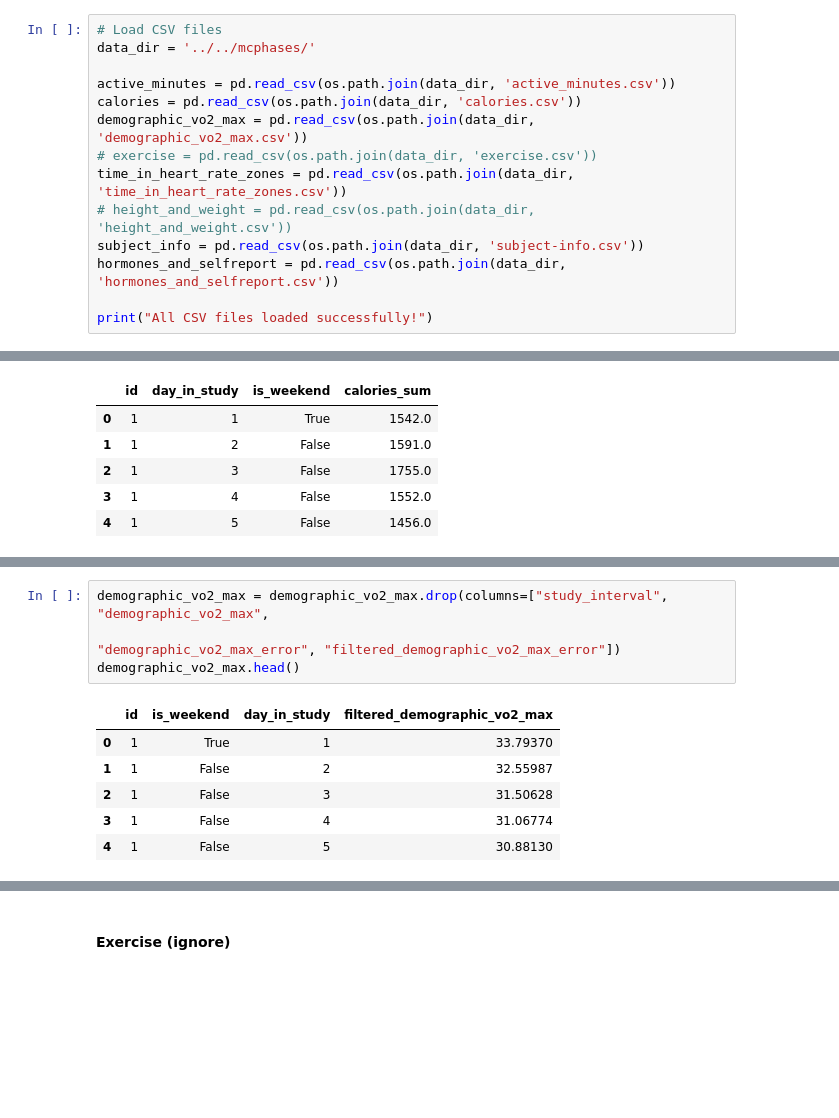
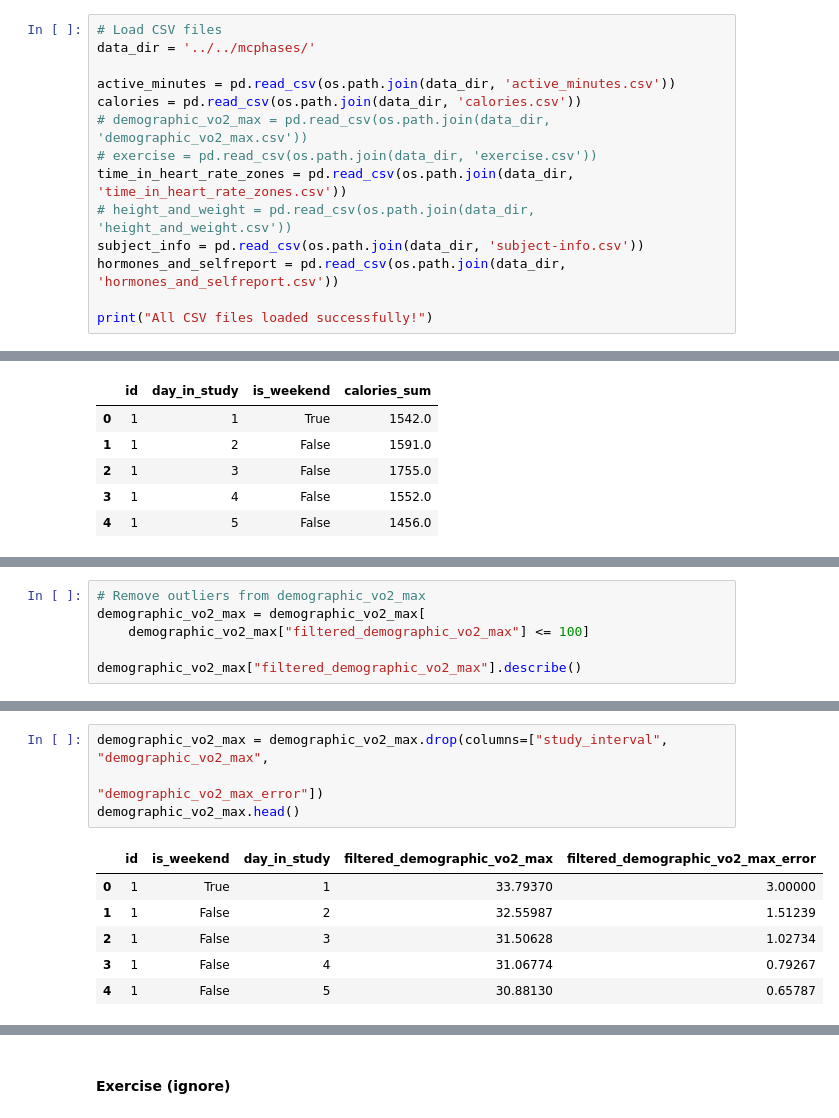
Before and after one commit to EstelleWang-UofT/ML-for-Women, a Jupyter notebook: notebooks/physical activity/preprocessing and merging.ipynb, the cells around one changed output, grey strips where cells are left out. Drawn from its saved outputs; the diff is of its cells as text; blank space fills up the shorter version.

Commit message:
Investigating corrupted demographic_vo2_max data

```diff
--- a/notebooks/physical activity/preprocessing and merging.ipynb
+++ b/notebooks/physical activity/preprocessing and merging.ipynb
@@ -21,7 +21,7 @@ data_dir = '../../mcphases/'
 
 active_minutes = pd.read_csv(os.path.join(data_dir, 'active_minutes.csv'))
 calories = pd.read_csv(os.path.join(data_dir, 'calories.csv'))
-demographic_vo2_max = pd.read_csv(os.path.join(data_dir, 'demographic_vo2_max.csv'))
+# demographic_vo2_max = pd.read_csv(os.path.join(data_dir, 'demographic_vo2_max.csv'))
 # exercise = pd.read_csv(os.path.join(data_dir, 'exercise.csv'))
 time_in_heart_rate_zones = pd.read_csv(os.path.join(data_dir, 'time_in_heart_rate_zones.csv'))
 # height_and_weight = pd.read_csv(os.path.join(data_dir, 'height_and_weight.csv'))
@@ -89,0 +189,6 @@ daily_calories.head()
+# %%
+# Remove outliers from demographic_vo2_max
+demographic_vo2_max = demographic_vo2_max[
+    demographic_vo2_max["filtered_demographic_vo2_max"] <= 100]
+
+demographic_vo2_max["filtered_demographic_vo2_max"].describe()
@@ -90,11 +205,11 @@ daily_calories.head()
 # %%
 demographic_vo2_max = demographic_vo2_max.drop(columns=["study_interval", "demographic_vo2_max",
-                                                        "demographic_vo2_max_error", "filtered_demographic_vo2_max_error"])
+                                                        "demographic_vo2_max_error"])
 demographic_vo2_max.head()
 # %% [output]
-|  | id | is_weekend | day_in_study | filtered_demographic_vo2_max |
-| 0 | 1 | True | 1 | 33.79370 |
-| 1 | 1 | False | 2 | 32.55987 |
-| 2 | 1 | False | 3 | 31.50628 |
-| 3 | 1 | False | 4 | 31.06774 |
-| 4 | 1 | False | 5 | 30.88130 |
+|  | id | is_weekend | day_in_study | filtered_demographic_vo2_max | filtered_demographic_vo2_max_error |
+| 0 | 1 | True | 1 | 33.79370 | 3.00000 |
+| 1 | 1 | False | 2 | 32.55987 | 1.51239 |
+| 2 | 1 | False | 3 | 31.50628 | 1.02734 |
+| 3 | 1 | False | 4 | 31.06774 | 0.79267 |
+| 4 | 1 | False | 5 | 30.88130 | 0.65787 |
```
Also changed, not shown: parts of 20 cells of this notebook.
